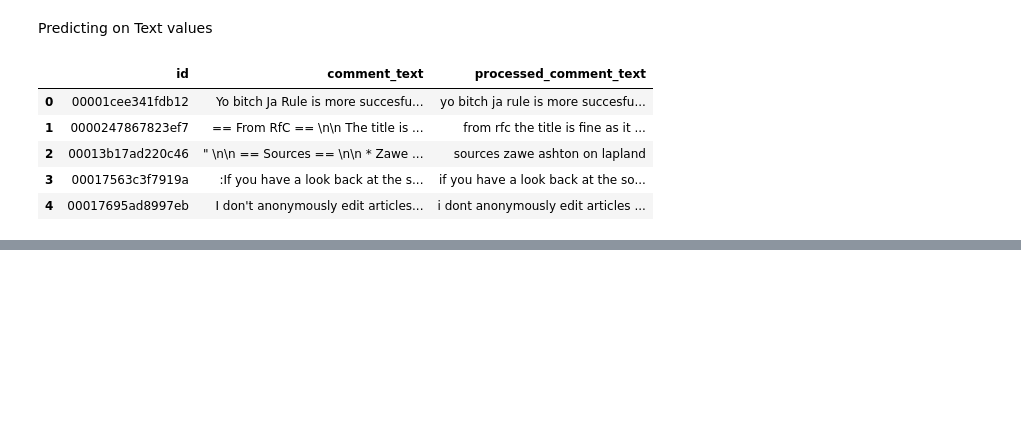
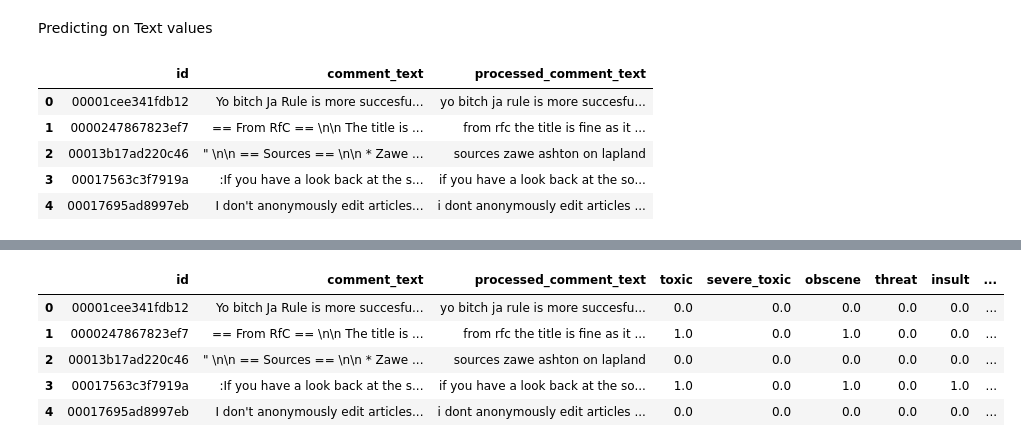
Before and after one commit to saurabhsingh1411/Deep_Learning_Projects, a Jupyter notebook: NLP/TOP PROJECTS/Toxic statement Classifier/Toxic_Classifier.ipynb, the cells around one changed output, grey strips where cells are left out. Cells and saved outputs as stored; diff of their text form; code cells hidden in the pictures; blank space fills up the shorter version.

```diff
--- a/NLP/TOP PROJECTS/Toxic statement Classifier/Toxic_Classifier.ipynb
+++ b/NLP/TOP PROJECTS/Toxic statement Classifier/Toxic_Classifier.ipynb
@@ -179,0 +222,31 @@ y_pred=np.argmax(model.predict(X_test),axis=-1)
+# %%
+#severe_toxic
+for i in range(test.shape[0]):
+  if test['severe_toxic'][i]<0.5:
+    test['severe_toxic'][i]=0
+  else :
+    test['severe_toxic'][i]=1
+#obscene
+for i in range(test.shape[0]):
+  if test['obscene'][i]<0.5:
+    test['obscene'][i]=0
+  else :
+    test['obscene'][i]=1
+#threat
+for i in range(test.shape[0]):
+  if test['threat'][i]<0.5:
+    test['threat'][i]=0
+  else :
+    test['threat'][i]=1
+#insult
+for i in range(test.shape[0]):
+  if test['insult'][i]<0.5:
+    test['insult'][i]=0
+  else :
+    test['insult'][i]=1
+#identity_hate
+for i in range(test.shape[0]):
+  if test['identity_hate'][i]<0.5:
+    test['identity_hate'][i]=0
+  else :
+    test['identity_hate'][i]=1
@@ -179,0 +271,9 @@ y_pred=np.argmax(model.predict(X_test),axis=-1)
+# %%
+test.head()
+# %% [output]
+|  | id | comment_text | processed_comment_text | toxic | severe_toxic | obscene | threat | insult | ... |
+| 0 | 00001cee341fdb12 | Yo bitch Ja Rule is more succesfu... | yo bitch ja rule is more succesfu... | 0.0 | 0.0 | 0.0 | 0.0 | 0.0 | ... |
+| 1 | 0000247867823ef7 | == From RfC == \n\n The title is ... | from rfc the title is fine as it ... | 1.0 | 0.0 | 1.0 | 0.0 | 0.0 | ... |
+| 2 | 00013b17ad220c46 | " \n\n == Sources == \n\n * Zawe ... | sources zawe ashton on lapland | 0.0 | 0.0 | 0.0 | 0.0 | 0.0 | ... |
+| 3 | 00017563c3f7919a | :If you have a look back at the s... | if you have a look back at the so... | 1.0 | 0.0 | 1.0 | 0.0 | 1.0 | ... |
+| 4 | 00017695ad8997eb | I don't anonymously edit articles... | i dont anonymously edit articles ... | 0.0 | 0.0 | 0.0 | 0.0 | 0.0 | ... |
```
Also changed, not shown: parts of 7 cells of this notebook.
